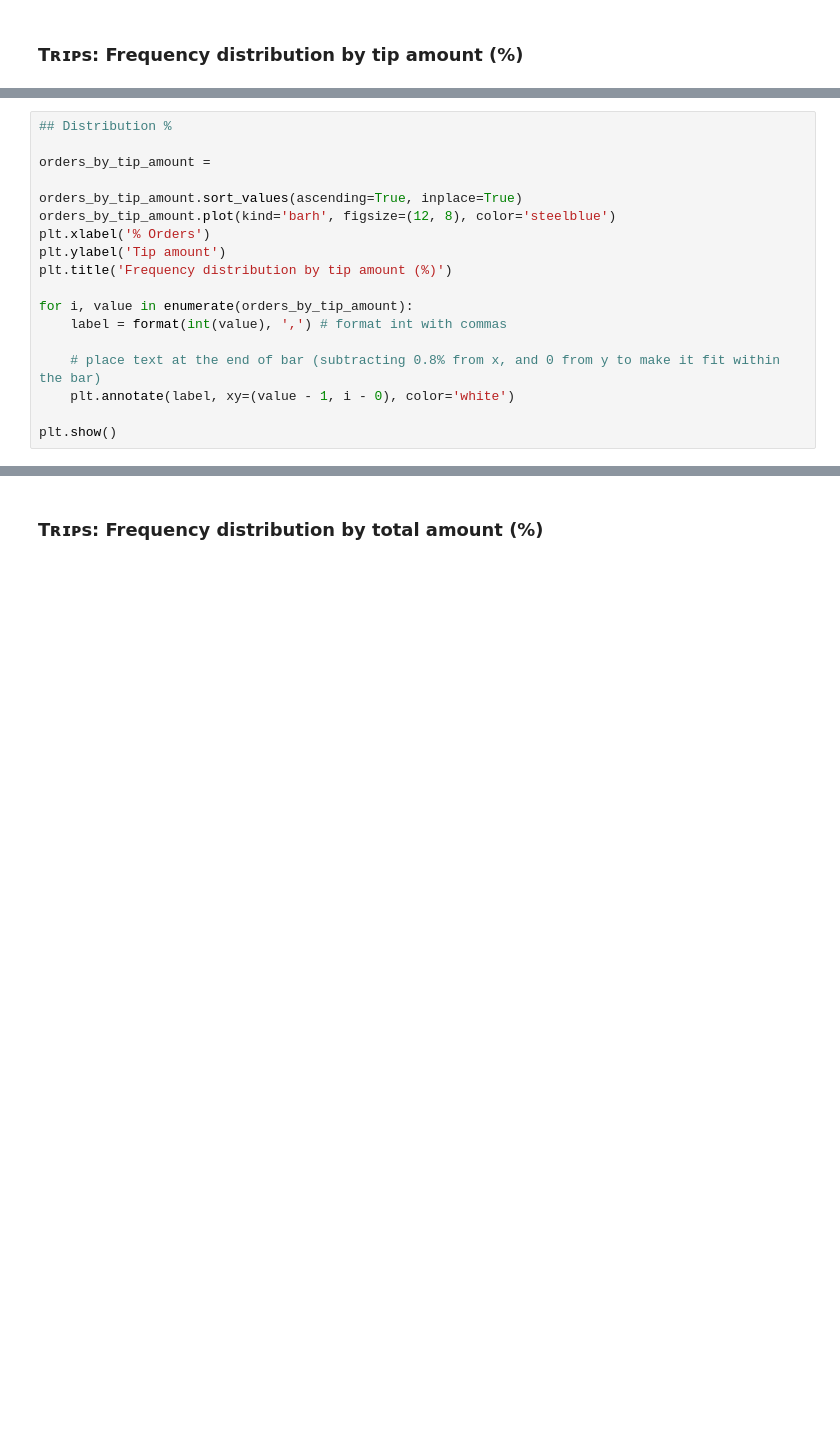
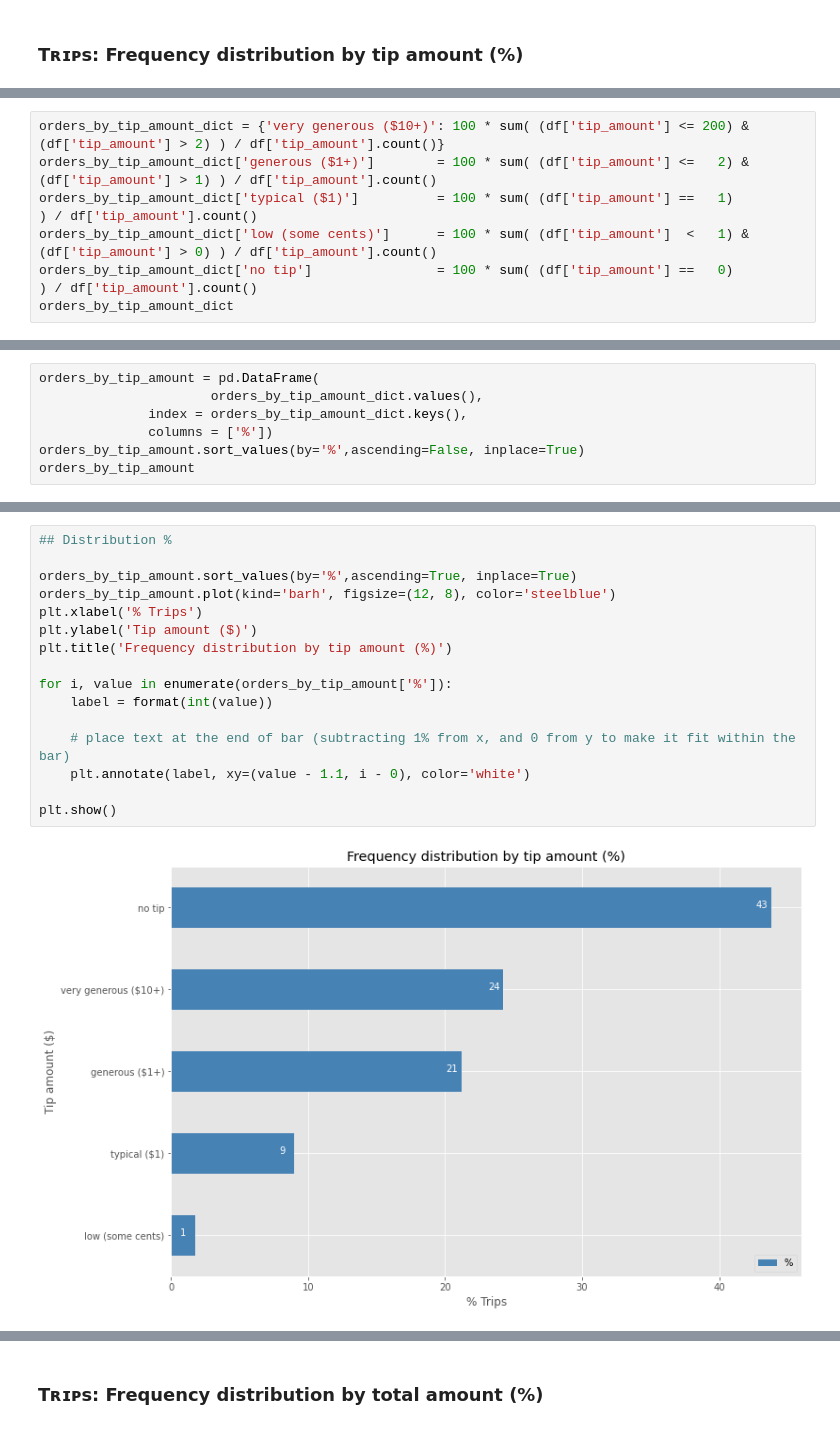
Before and after one commit to isis-santos-costa/99_Challenge, a Jupyter notebook: 99__EDA.ipynb, the cells around one changed output, grey strips where cells are left out. Drawn from its saved outputs; the diff is of its cells as text; blank space fills up the shorter version.

```diff
--- a/99__EDA.ipynb
+++ b/99__EDA.ipynb
@@ -1316,0 +1424,7 @@ time: 21.1 s
+# %%
+orders_by_tip_amount_dict = {'very generous ($10+)': 100 * sum( (df['tip_amount'] <= 200) & (df['tip_amount'] > 2) ) / df['tip_amount'].count()}
+orders_by_tip_amount_dict['generous ($1+)']        = 100 * sum( (df['tip_amount'] <=   2) & (df['tip_amount'] > 1) ) / df['tip_amount'].count()
+orders_by_tip_amount_dict['typical ($1)']          = 100 * sum( (df['tip_amount'] ==   1)                          ) / df['tip_amount'].count()
+orders_by_tip_amount_dict['low (some cents)']      = 100 * sum( (df['tip_amount']  <   1) & (df['tip_amount'] > 0) ) / df['tip_amount'].count()
+orders_by_tip_amount_dict['no tip']                = 100 * sum( (df['tip_amount'] ==   0)                          ) / df['tip_amount'].count()
+orders_by_tip_amount_dict
@@ -1316,0 +1443,7 @@ time: 21.1 s
+# %%
+orders_by_tip_amount = pd.DataFrame(
+                      orders_by_tip_amount_dict.values(),
+              index = orders_by_tip_amount_dict.keys(),
+              columns = ['%'])
+orders_by_tip_amount.sort_values(by='%',ascending=False, inplace=True)
+orders_by_tip_amount
@@ -1317,18 +1458,18 @@ time: 21.1 s
 # %%
 ## Distribution %
 
-orders_by_tip_amount =
-
-orders_by_tip_amount.sort_values(ascending=True, inplace=True)
+orders_by_tip_amount.sort_values(by='%',ascending=True, inplace=True)
 orders_by_tip_amount.plot(kind='barh', figsize=(12, 8), color='steelblue')
-plt.xlabel('% Orders')
-plt.ylabel('Tip amount')
+plt.xlabel('% Trips')
+plt.ylabel('Tip amount ($)')
 plt.title('Frequency distribution by tip amount (%)')
 
-for i, value in enumerate(orders_by_tip_amount):
-    label = format(int(value), ',') # format int with commas
+for i, value in enumerate(orders_by_tip_amount['%']):
+    label = format(int(value))
 
-    # place text at the end of bar (subtracting 0.8% from x, and 0 from y to make it fit within the bar)
-    plt.annotate(label, xy=(value - 1, i - 0), color='white')
+    # place text at the end of bar (subtracting 1% from x, and 0 from y to make it fit within the bar)
+    plt.annotate(label, xy=(value - 1.1, i - 0), color='white')
 
 plt.show()
+# %% [output]
+[figure, added]
```
Also changed, not shown: parts of 44 cells of this notebook.
